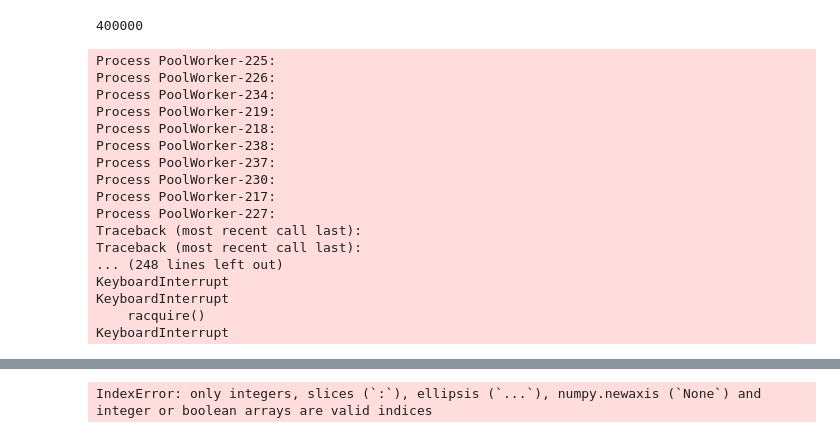
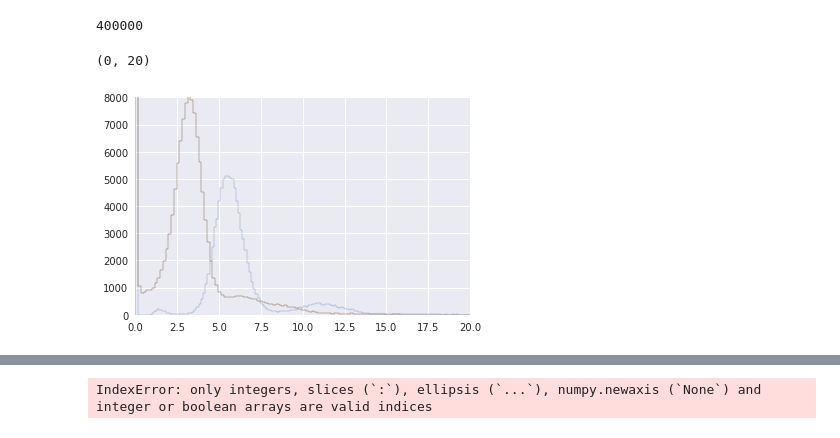
Before and after one commit to hoopernikaho/20170523_TES5_75mK_95uA_trise_115ns_results, a Jupyter notebook: fit_accuracy-cw-derived-single-photon-model.ipynb, the cells around one changed output, grey strips where cells are left out. Drawn from its saved outputs; the diff is of its cells as text; code cells hidden in the pictures.

```diff
--- a/fit_accuracy-cw-derived-single-photon-model.ipynb
+++ b/fit_accuracy-cw-derived-single-photon-model.ipynb
@@ -170,28 +176,9 @@ len(filelist_cont)
 reload(hpa)
 from multiprocess import Pool
 def param_extr_poolable(f):
-    return hpa.param_extr(f, t_initial, t_final, h_th=9.60509e-03)
+    return hpa.param_extr(f, t_initial, t_final, h_th=height_th)
+# 9.60509e-03
 tasks = tqdm.tqdm(filelist_cont[:])
 
 data_cont = Pool(24).map(param_extr_poolable,tasks)
-# data_cont = np.array([hpa.param_extr(f, t_initial, t_final, h_th=height_th)
-#                  for f
-#                  in tqdm.tqdm(filelist_cont[:10000])])
+data_cont=np.array(data_cont)
-# %% [output]
-Process PoolWorker-225:
-Process PoolWorker-226:
-Process PoolWorker-234:
-Process PoolWorker-219:
-Process PoolWorker-218:
-Process PoolWorker-238:
-Process PoolWorker-237:
-Process PoolWorker-230:
-Process PoolWorker-217:
-Process PoolWorker-227:
-Traceback (most recent call last):
-Traceback (most recent call last):
-... (248 lines left out)
-KeyboardInterrupt
-KeyboardInterrupt
-    racquire()
-KeyboardInterrupt
@@ -204 +193,12 @@ np.savetxt(results_directory+'data_cont_dtleft0_dtright1300_hth_9e-3.dat',data_c
+# %%
+data_cont_dtleft0 = np.loadtxt(results_directory+'data_cont_dtleft0_dtright1300_hth_discrminated{:.2E}.dat'.format(height_th))
+plt.figure()
+plt.hist(data_cont_dtleft0[:,0],200,histtype='step',label='abs_area_with_discriminator');
+plt.hist(data_cont_dtleft0[:,1],200,histtype='step',label='abs_area_above_height_th');
+# plt.hist(data_cont_dtleft0[:,2],200,histtype='step',label='area_above_height_th');
+plt.ylim(0,8000)
+plt.xlim(0,20)
+# %% [output]
+(0, 20)
+[figure, added]
 # %%
```
Also changed, not shown: parts of 29 cells of this notebook, 6 other files.
